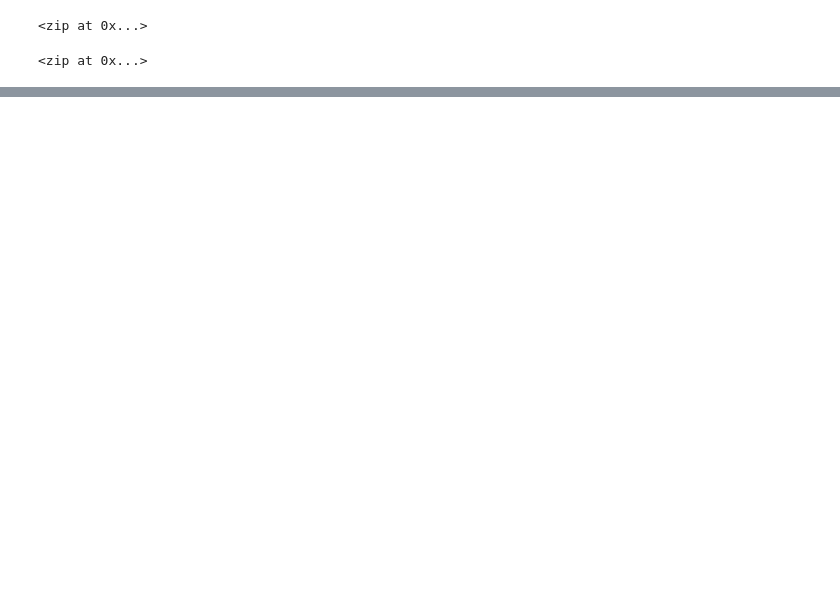
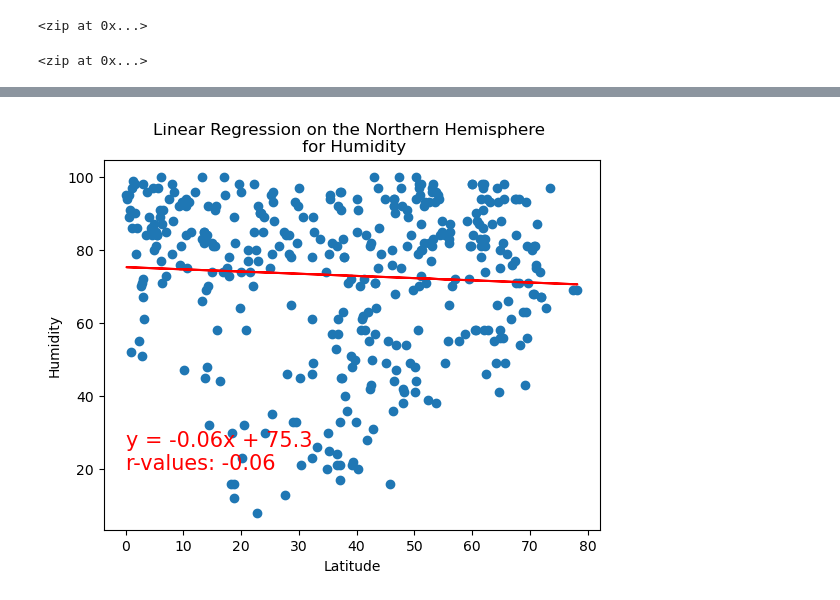
Before and after one commit to neerajain9/World_Weather_Analysis, a Jupyter notebook: WeatherPy.ipynb, the cells around one changed output, grey strips where cells are left out. Saved outputs shown, nothing was run; the diff lists cells and outputs as text; code cells hidden in the pictures; blank space fills up the shorter version.

```diff
--- a/WeatherPy.ipynb
+++ b/WeatherPy.ipynb
@@ -309,0 +430,7 @@ plt.show()
+# %%
+# Linear Regression on Northern Hemisphere for Humidity
+plot_linear_regression(northern_hemi_df["Lat"], northern_hemi_df["Humidity"],
+                       'Linear Regression on the Northern Hemisphere \n for Humidity',
+                       'Humidity', (0,20))
+# %% [output]
+[figure, added]
```
Also changed, not shown: parts of 33 cells of this notebook, 6 other files.
